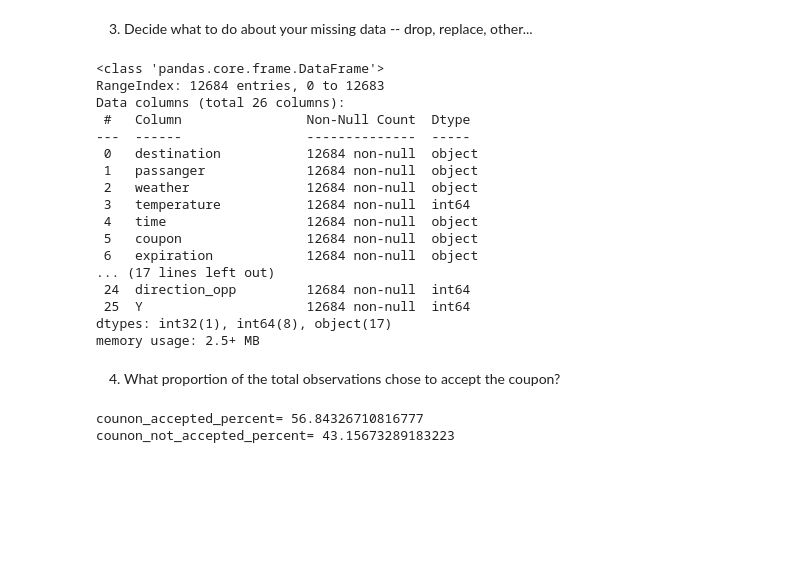
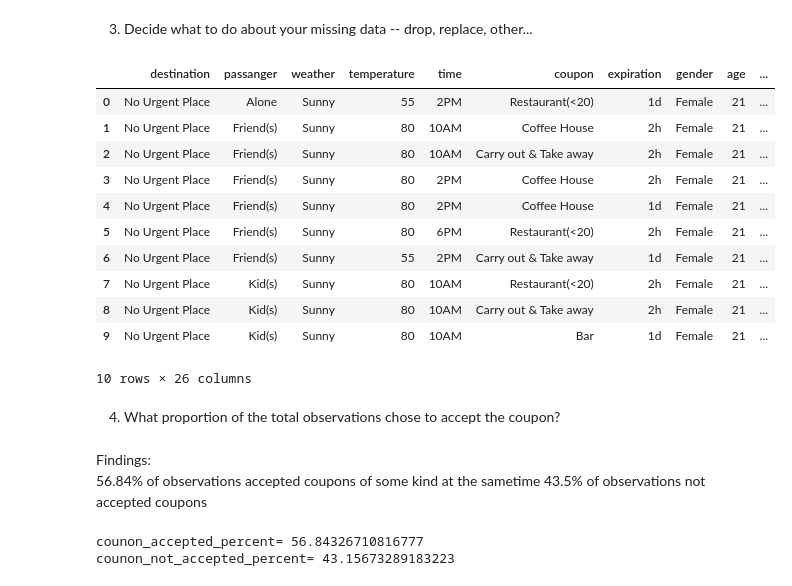
Before and after one commit to hetalpatel20/aiml, a Jupyter notebook: assignment_5_1_starter/prompt.ipynb, the cells around one changed output. Drawn from its saved outputs; the diff is of its cells as text; code cells hidden in the pictures; blank space fills up the shorter version.

```diff
--- a/assignment_5_1_starter/prompt.ipynb
+++ b/assignment_5_1_starter/prompt.ipynb
@@ -126,32 +134,31 @@ ValueError: invalid literal for int() with base 10: '50plus': Error while type c
 3. Decide what to do about your missing data -- drop, replace, other...
 # %%
 df_y_1=data.replace('1~3','1.5',regex=True).replace('never','0').replace('less1','0.5').replace('gt8','8').replace('4~8','6')
-df_y_1=df_y_1.replace('50plus',51).replace('below21',19)
+df_y_1=df_y_1.replace('50plus',51).replace('below21',19).fillna(-1)
 
-# convert datatype of age column
-conver_datatype = {'age':int}
+# convert datatype
+
+conver_datatype = {'age':int,'CarryAway':float,'RestaurantLessThan20':float,'Restaurant20To50':float}
 df_y_1=df_y_1.astype(conver_datatype)
-df_y_1.info()
+df_y_1.head(10)
 # %% [output]
+|  | destination | passanger | weather | temperature | time | coupon | expiration | gender | age | ... |
+| 0 | No Urgent Place | Alone | Sunny | 55 | 2PM | Restaurant(<20) | 1d | Female | 21 | ... |
+| 1 | No Urgent Place | Friend(s) | Sunny | 80 | 10AM | Coffee House | 2h | Female | 21 | ... |
+| 2 | No Urgent Place | Friend(s) | Sunny | 80 | 10AM | Carry out & Take away | 2h | Female | 21 | ... |
+| 3 | No Urgent Place | Friend(s) | Sunny | 80 | 2PM | Coffee House | 2h | Female | 21 | ... |
+| 4 | No Urgent Place | Friend(s) | Sunny | 80 | 2PM | Coffee House | 1d | Female | 21 | ... |
+| 5 | No Urgent Place | Friend(s) | Sunny | 80 | 6PM | Restaurant(<20) | 2h | Female | 21 | ... |
+| 6 | No Urgent Place | Friend(s) | Sunny | 55 | 2PM | Carry out & Take away | 1d | Female | 21 | ... |
+| 7 | No Urgent Place | Kid(s) | Sunny | 80 | 10AM | Restaurant(<20) | 2h | Female | 21 | ... |
+| 8 | No Urgent Place | Kid(s) | Sunny | 80 | 10AM | Carry out & Take away | 2h | Female | 21 | ... |
+| 9 | No Urgent Place | Kid(s) | Sunny | 80 | 10AM | Bar | 1d | Female | 21 | ... |
-<class 'pandas.core.frame.DataFrame'>
-RangeIndex: 12684 entries, 0 to 12683
-Data columns (total 26 columns):
- #   Column                Non-Null Count  Dtype
----  ------                --------------  -----
- 0   destination           12684 non-null  object
- 1   passanger             12684 non-null  object
- 2   weather               12684 non-null  object
- 3   temperature           12684 non-null  int64
- 4   time                  12684 non-null  object
- 5   coupon                12684 non-null  object
- 6   expiration            12684 non-null  object
-... (17 lines left out)
- 24  direction_opp         12684 non-null  int64
- 25  Y                     12684 non-null  int64
-dtypes: int32(1), int64(8), object(17)
-memory usage: 2.5+ MB
+10 rows × 26 columns
 # %% [markdown]
 4. What proportion of the total observations chose to accept the coupon?
+# %% [markdown]
+Findings:
+            56.84% of observations accepted coupons of some kind at the sametime 43.5% of observations not accepted coupons
 # %%
 counon_accepted_percent = ((data.query("Y==1").size)/data.size)*100
 counon_not_accepted_percent = ((data.query("Y==0").size)/data.size)*100
```
Also changed, not shown: parts of 23 cells of this notebook.
